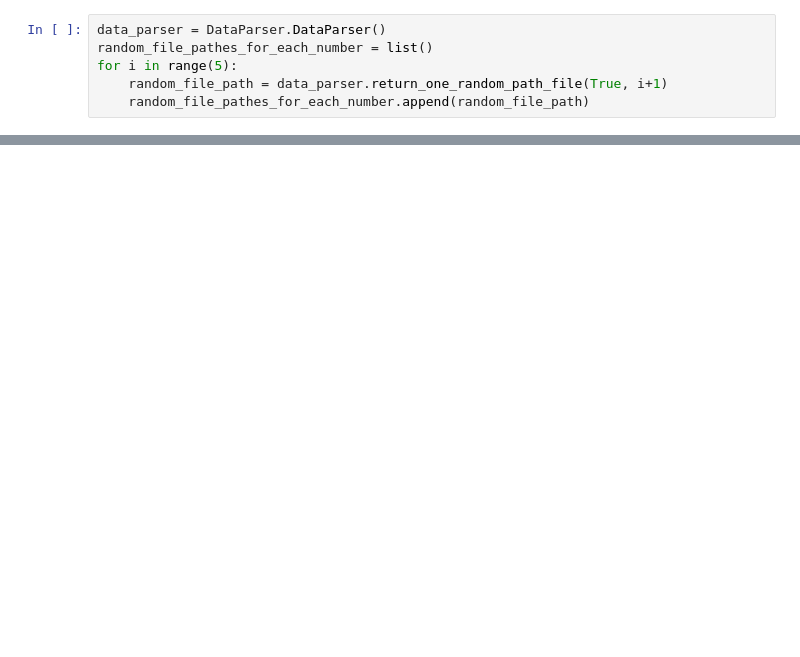
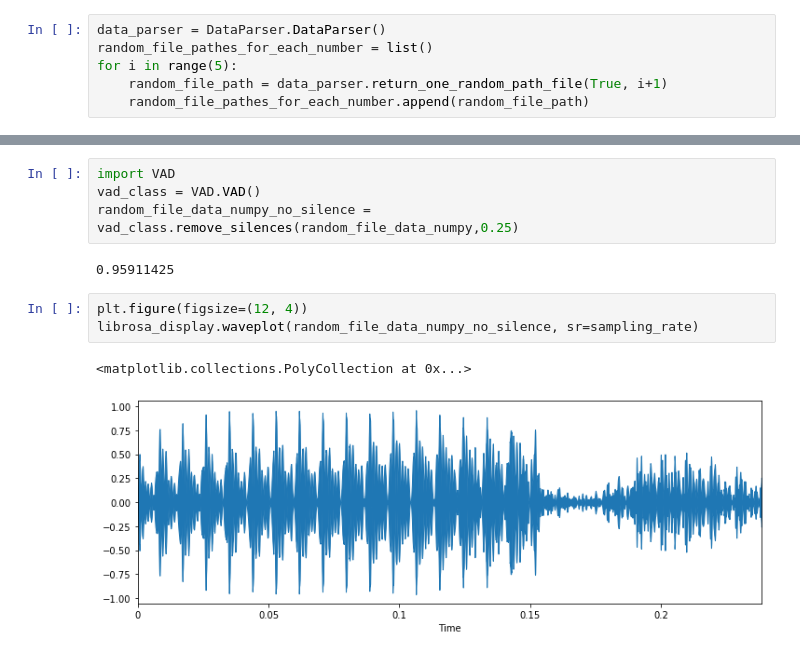
Before and after one commit to rlobz17/ML_Final_project, a Jupyter notebook: DataSampler.ipynb, the cells around one changed output, grey strips where cells are left out. Cells and saved outputs as stored; diff of their text form; blank space fills up the shorter version.

Commit message:
added VAD.py with silence removal method (Still needs some fixes)

```diff
--- a/DataSampler.ipynb
+++ b/DataSampler.ipynb
@@ -33,0 +32,12 @@ returning file on this path  ./Data/Train/5/tamar-bedi-5d.wav which had samplin
+# %%
+import VAD
+vad_class = VAD.VAD()
+random_file_data_numpy_no_silence = vad_class.remove_silences(random_file_data_numpy,0.25)
+# %% [output]
+0.95911425
+# %%
+plt.figure(figsize=(12, 4))
+librosa_display.waveplot(random_file_data_numpy_no_silence, sr=sampling_rate)
+# %% [output]
+<matplotlib.collections.PolyCollection at 0x...>
+[figure, added]
```
Also changed, not shown: parts of 5 cells of this notebook, 2 other files.
